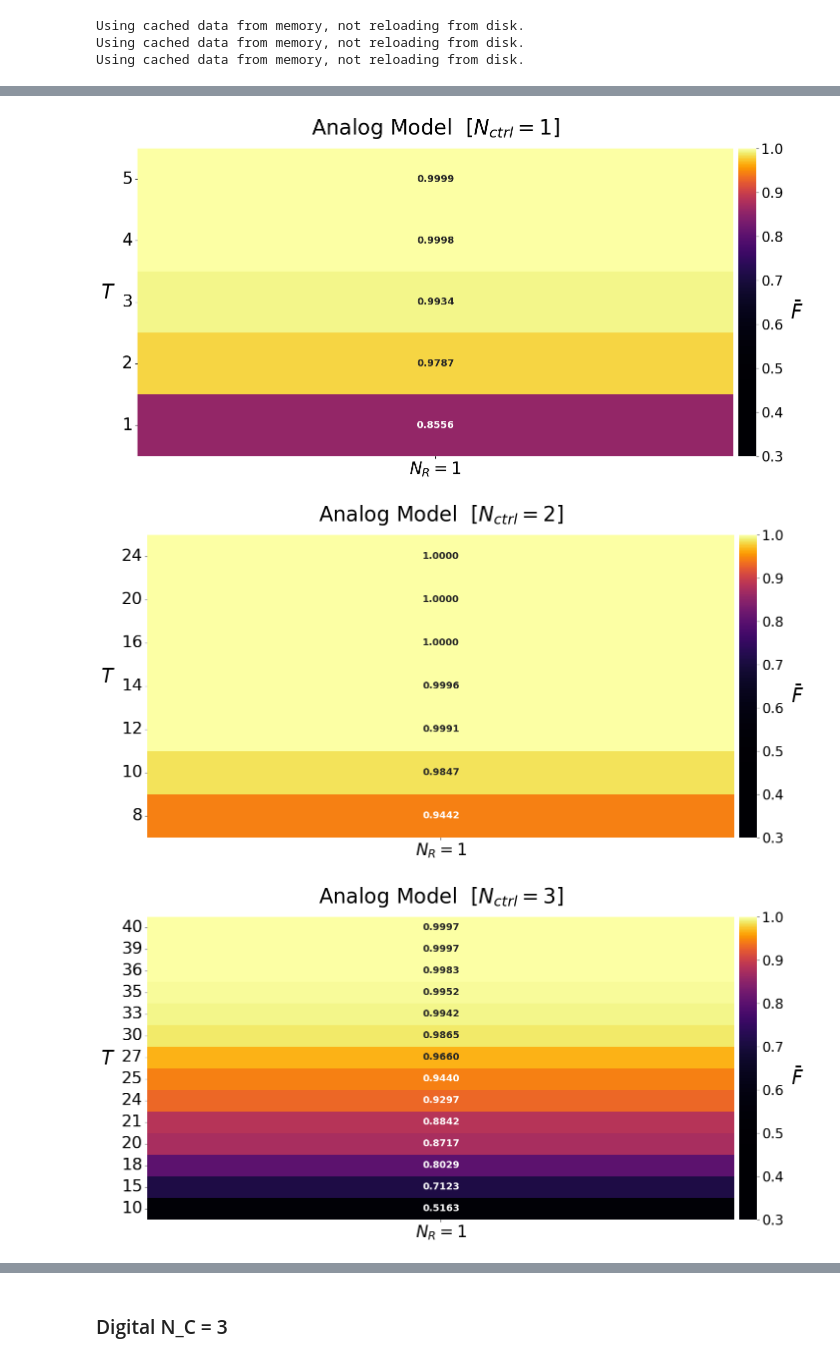
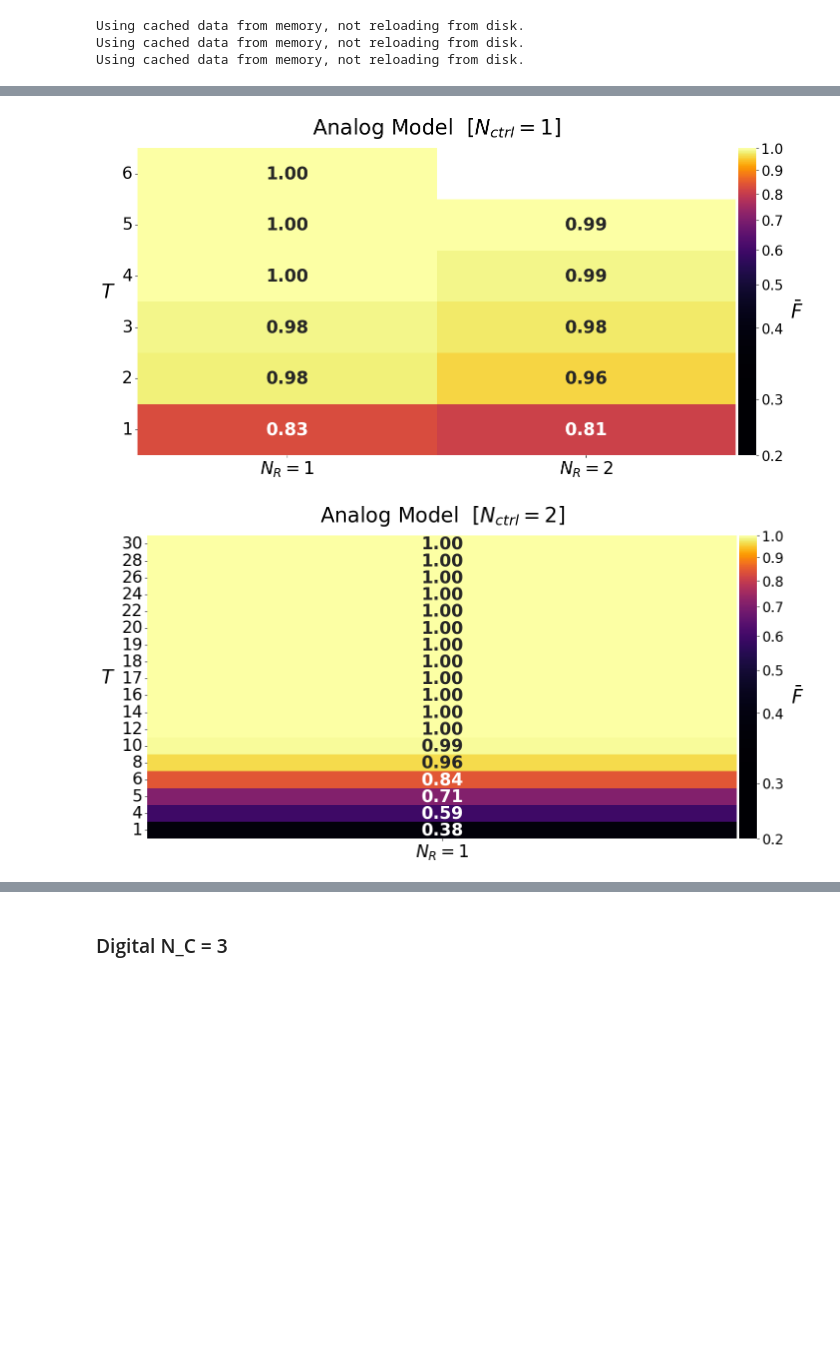
Before and after one commit to sophieblock/qrc, a Jupyter notebook: analog_model.ipynb, the cells around one changed output, grey strips where cells are left out. Cells and saved outputs as stored; diff of their text form; code cells hidden in the pictures; blank space fills up the shorter version.

```diff
--- a/analog_model.ipynb
+++ b/analog_model.ipynb
@@ -851,17 +967,16 @@ rows = []  # List to hold rows temporarily
 negative_fidelity_values = []
 
 for N_ctrl in N_ctrls:
-    if N_ctrl in [1,2,3]:
+    if N_ctrl in [1,2]:
 
-        data_i = cached_data_analog_nctrl3[N_ctrl]
+        data_i = cached_data[N_ctrl]
     # elif N_ctrl == 3:
     #     data_i = cached_data_analog_nctrl3[N_ctrl]
 
 
     for gate, gate_data in data_i.items():
         for reservoir_count, res_data in gate_data.items():
-            if reservoir_count > 1:
-                continue
+
             for trotter_step, results_list in res_data.items():
                 for results in results_list:
                     # Handle missing fidelity and other fields
@@ -906,10 +1021,10 @@ for N_ctrl in N_ctrls:
                         'Gate': results['gate'],
                         'Reservoir Count': reservoir_count,
                         'Avg_Fidelity': avg_fidelity,
-                        'Error Test Results': log_infidelities,
-                        'Avg Error': avg_log_infidelity,
+                        'Error_Test_Results': log_infidelities,
+                        'Avg_Error': avg_log_infidelity,
                         'Costs': results.get('costs', []),
-                        'Test Results': test_results,
+                        'Test_Results': test_results,
                         'N_params': num_params,
                         'run': run,
                     }
@@ -933,9 +1048,9 @@ all_data_df = pd.DataFrame(rows)
 # Filter DataFrame for Reservoir Count == 2
 # all_data_df = all_data_df[(all_data_df['Trotter_Step'] < 8) & (all_data_df['N_C'] == 2) & (all_data_df['Trotter_Step'] > 1)]
 
-df_U1_6 = all_data_df[all_data_df['Reservoir Count'] == 1]
+df_U1_6 = all_data_df[all_data_df['Reservoir Count'] == 2]
 # df_U1_6 = df_U1_6[df_U1_6['Trotter_Step'] == 16]
-df_U1_6 = df_U1_6[df_U1_6['N_C'] == 3]
+df_U1_6 = df_U1_6[df_U1_6['N_C'] == 1]
 df_U1_6.head()
 # %% [output]
 No negative fidelity values detected.
@@ -1076,5 +1198,7 @@ global_min_y: -7.9471918855291035
 # %%
 from mpl_toolkits.axes_grid1 import make_axes_locatable
+from mpl_toolkits.axes_grid1 import make_axes_locatable
+from matplotlib.colors import PowerNorm
 width = 0.6# Width of the bars in the bar plot
 n_colors = 256  # Number of colors in the colormap for visual differentiation
 n_groups = len(reservoir_counts)  # Number of groups, now based on bath counts
@@ -1085,8 +1209,9 @@ for N_ctrl in N_ctrls:
         trots = np.arange(1,50,1)
     elif N_ctrl == 2:
         trots = [1, 4, 6, 8, 10, 12, 14, 16, 20, 24]
+        trots = np.arange(1,50,1)
     elif N_ctrl == 1:
-        trots = [1, 2, 3, 4, 5]
+        trots = [1, 2, 3, 4, 5, 6]
 
     # Filter data for the current N_ctrl and specific Trotter steps
     data_df = all_data_df[(all_data_df['N_C'] == N_ctrl) & (all_data_df['Trotter_Step'].isin(trots))]
@@ -1102,43 +1227,56 @@ for N_ctrl in N_ctrls:
     pivot_std = averaged_data.pivot(index="Trotter_Step", columns="Reservoir Count", values="Std_Dev")
 
     # Create annotation matrix for Average Fidelity heatmap
-    annotation_matrix_avg = pivot_avg.applymap("{:.4f}".format)
+    annotation_matrix_avg = pivot_avg.applymap("{:.2f}".format)
 
     # Define the custom colormap
     values = np.linspace(0, 1, n_colors)**4
     colors = base_colormap(values)
     custom_colormap = mcolors.LinearSegmentedColormap.from_list('custom_inferno', colors, N=n_colors)
 
     # Create the figure and axis for the heatmap
     fig, axs = plt.subplots(1, figsize=(16, 8))
     heatmap_ax_avg = axs
 
     # Create a divider for the existing axes instance
     divider = make_axes_locatable(heatmap_ax_avg)
-    cax = divider.append_axes("right", size="3%", pad=0.1)
+    cax = divider.append_axes("right", size="3%", pad=0.05)
 
+    sns.heatmap(
+    pivot_avg,
+    annot=annotation_matrix_avg,
+    fmt="s",
+    cmap=custom_colormap,
+    ax=heatmap_ax_avg,
+    cbar_ax=cax,
+    cbar_kws={'label': 'Fidelity'},
+    annot_kws={"weight": "bold", "size": 25},
+    #  vmin=global_min_fidelity-0.1, vmax=1.0
+    norm=PowerNorm(gamma=0.5, vmin=global_min_fidelity-0.1, vmax=1.0)  # Adjust gamma (e.g., 0.5 for more contrast in low range)
+)
     # Plot the average fidelity heatmap with annotations
-    sns.heatmap(
-        pivot_avg, annot=annotation_matrix_avg, fmt="s", cmap=custom_colormap,
-        ax=heatmap_ax_avg, cbar_ax=cax, cbar_kws={'label': 'Fidelity'},
-        annot_kws={"weight": "bold", "size": 14}, vmin=0.3, vmax=1.00
-    )
+    # sns.heatmap(
+    #     pivot_avg, annot=annotation_matrix_avg, fmt="s", cmap=custom_colormap,
+    #     ax=heatmap_ax_avg, cbar_ax=cax, cbar_kws={'label': 'Fidelity'},
+    #     annot_kws={"weight": "bold", "size": 14}, vmin=0.3, vmax=1.00
+    # )
 
     # Adjust the color bar
     cbar = heatmap_ax_avg.collections[0].colorbar
     cbar.ax.tick_params(labelsize=20)
     cbar.set_label(r'$\bar{F}$', rotation=0, labelpad=20, fontsize=28, weight='bold')
 
+
+
     # Customize the plot appearance
     heatmap_ax_avg.invert_yaxis()
     heatmap_ax_avg.set_title(f'Analog Model  [$N_{{ctrl}} = {N_ctrl}$]', fontsize=30, pad=20)
     heatmap_ax_avg.set_ylabel("$T$", labelpad=20, fontsize=28, rotation=0)
-    heatmap_ax_avg.set_xticklabels([f'$N_R = {int(rc)}$' for rc in pivot_avg.columns], fontweight='bold', fontsize=24, rotation=0)
+    heatmap_ax_avg.set_xticklabels([f'$N_R = {int(rc)}$' for rc in pivot_avg.columns], fontweight='bold', fontsize=25, rotation=0)
     heatmap_ax_avg.set_yticklabels([int(ts) for ts in pivot_avg.index], fontsize=24, rotation=0)
     heatmap_ax_avg.set_xlabel('')
 
     plt.show()
 # %% [output]
-[figure, old version]
+[figure, new version]
-[figure, old version]
+[figure, new version]
-[figure, removed]
```
Also changed, not shown: parts of 18 cells of this notebook.
